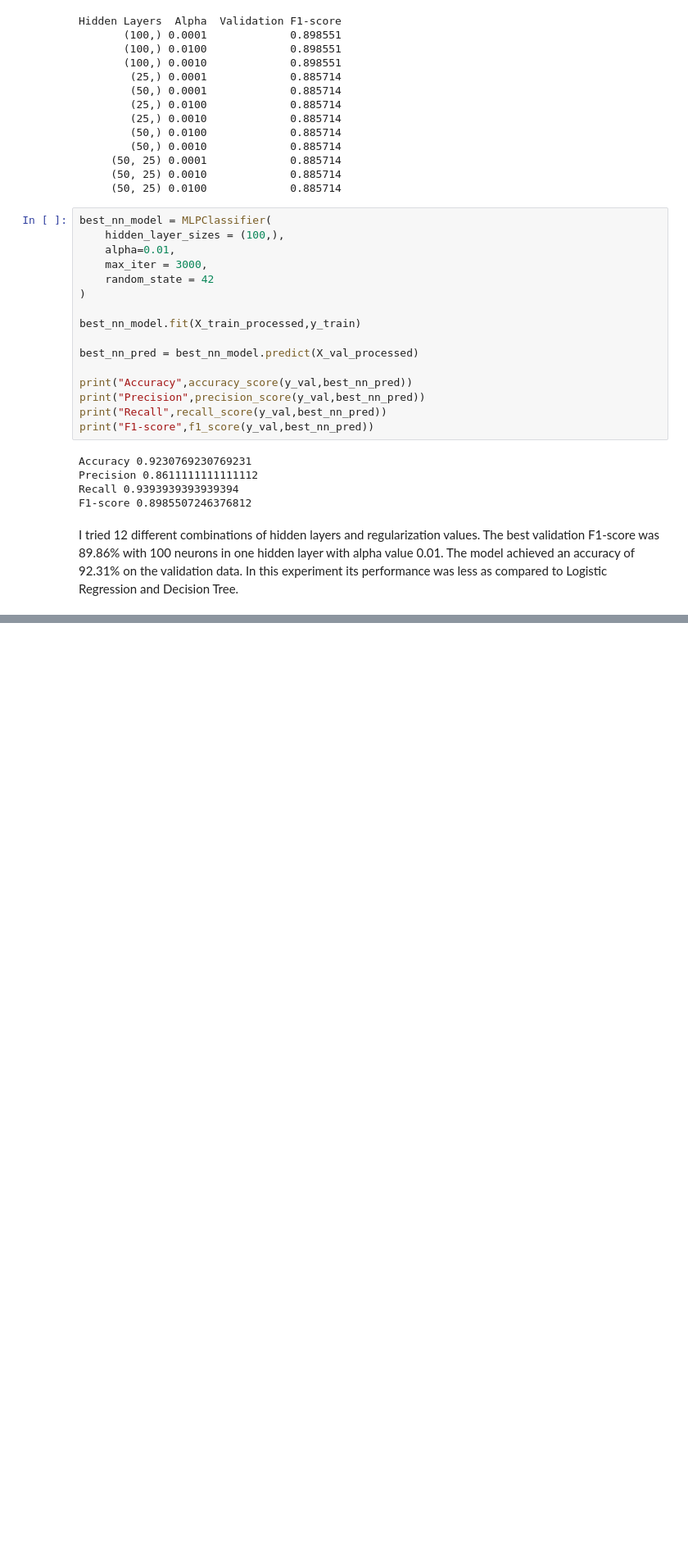
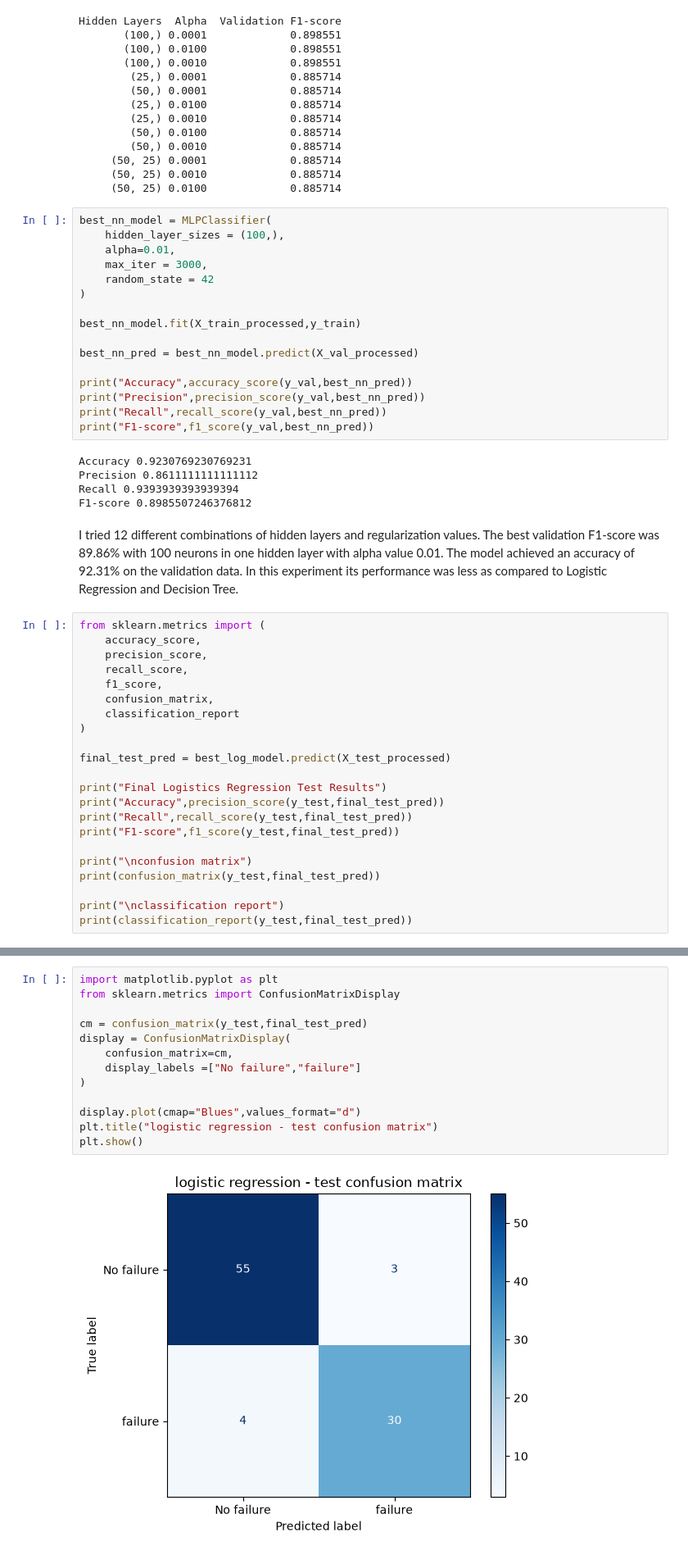
Before and after one commit to GoneVamshi/urban-infrastructure-ml, a Jupyter notebook: notebooks/analysis.ipynb, the cells around one changed output, grey strips where cells are left out. Shown at 82% size. Cells and saved outputs as stored; diff of their text form; blank space fills up the shorter version.

Commit message:
Evaluate logistic regression on test data

```diff
--- a/notebooks/analysis.ipynb
+++ b/notebooks/analysis.ipynb
@@ -896,3 +896,25 @@ Recall 0.9393939393939394
 F1-score 0.8985507246376812
 # %% [markdown]
 I tried 12 different combinations of hidden layers and regularization values. The best validation F1-score was 89.86% with 100 neurons in one hidden layer with alpha value 0.01. The model achieved an accuracy of 92.31% on the validation data. In this experiment its performance was less as compared to Logistic Regression and Decision Tree.
+# %%
+from sklearn.metrics import (
+    accuracy_score,
+    precision_score,
+    recall_score,
+    f1_score,
+    confusion_matrix,
+    classification_report
+)
+
+final_test_pred = best_log_model.predict(X_test_processed)
+
+print("Final Logistics Regression Test Results")
+print("Accuracy",precision_score(y_test,final_test_pred))
+print("Recall",recall_score(y_test,final_test_pred))
+print("F1-score",f1_score(y_test,final_test_pred))
+
+print("\nconfusion matrix")
+print(confusion_matrix(y_test,final_test_pred))
+
+print("\nclassification report")
+print(classification_report(y_test,final_test_pred))
@@ -898,0 +940,15 @@ I tried 12 different combinations of hidden layers and regularization values. Th
+# %%
+import matplotlib.pyplot as plt
+from sklearn.metrics import ConfusionMatrixDisplay
+
+cm = confusion_matrix(y_test,final_test_pred)
+display = ConfusionMatrixDisplay(
+    confusion_matrix=cm,
+    display_labels =["No failure","failure"]
+)
+
+display.plot(cmap="Blues",values_format="d")
+plt.title("logistic regression - test confusion matrix")
+plt.show()
+# %% [output]
+[figure, added]
```
Also changed, not shown: parts of 1 cell of this notebook.
